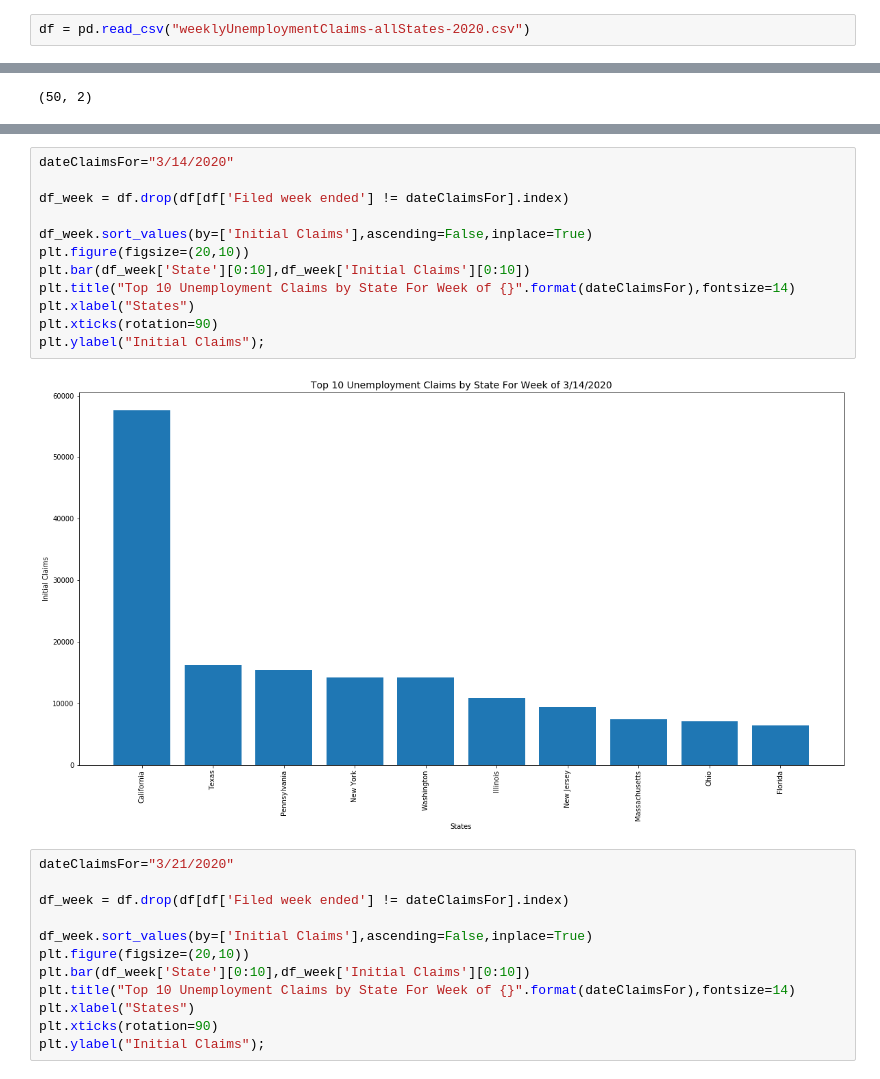
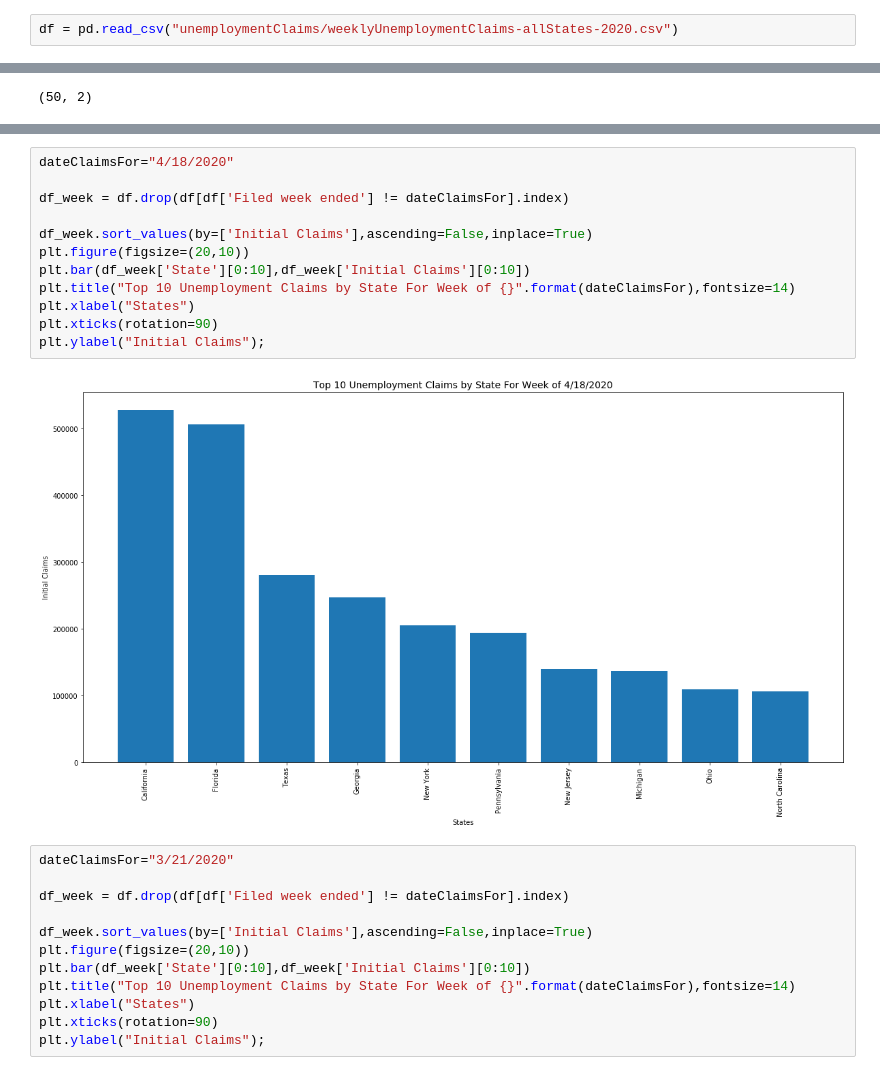
Before and after one commit to lowsaelee/US-Unemployment-Claims-2020, a Jupyter notebook: State_Unemployment_Claims.ipynb, the cells around one changed output, grey strips where cells are left out. Cells and saved outputs as stored; diff of their text form.

```diff
--- a/State_Unemployment_Claims.ipynb
+++ b/State_Unemployment_Claims.ipynb
@@ -3,7 +3,7 @@ import pandas as pd
 import numpy as np
 import matplotlib.pyplot as plt
 # %%
-df = pd.read_csv("weeklyUnemploymentClaims-allStates-2020.csv")
+df = pd.read_csv("unemploymentClaims/weeklyUnemploymentClaims-allStates-2020.csv")
 # %%
 df.head(15)
 # %% [output]
@@ -80,17 +80,17 @@ plt.ylabel("Initial Claims");
 # %%
-dateClaimsFor="3/14/2020"
+dateClaimsFor="4/18/2020"
 
 df_week = df.drop(df[df['Filed week ended'] != dateClaimsFor].index)
 
 df_week.sort_values(by=['Initial Claims'],ascending=False,inplace=True)
 plt.figure(figsize=(20,10))
 plt.bar(df_week['State'][0:10],df_week['Initial Claims'][0:10])
 plt.title("Top 10 Unemployment Claims by State For Week of {}".format(dateClaimsFor),fontsize=14)
 plt.xlabel("States")
 plt.xticks(rotation=90)
 plt.ylabel("Initial Claims");
 # %% [output]
-[figure, old version]
+[figure, new version]
 # %%
 dateClaimsFor="3/21/2020"
 
```
Also changed, not shown: parts of 9 cells of this notebook, 1 other file.
